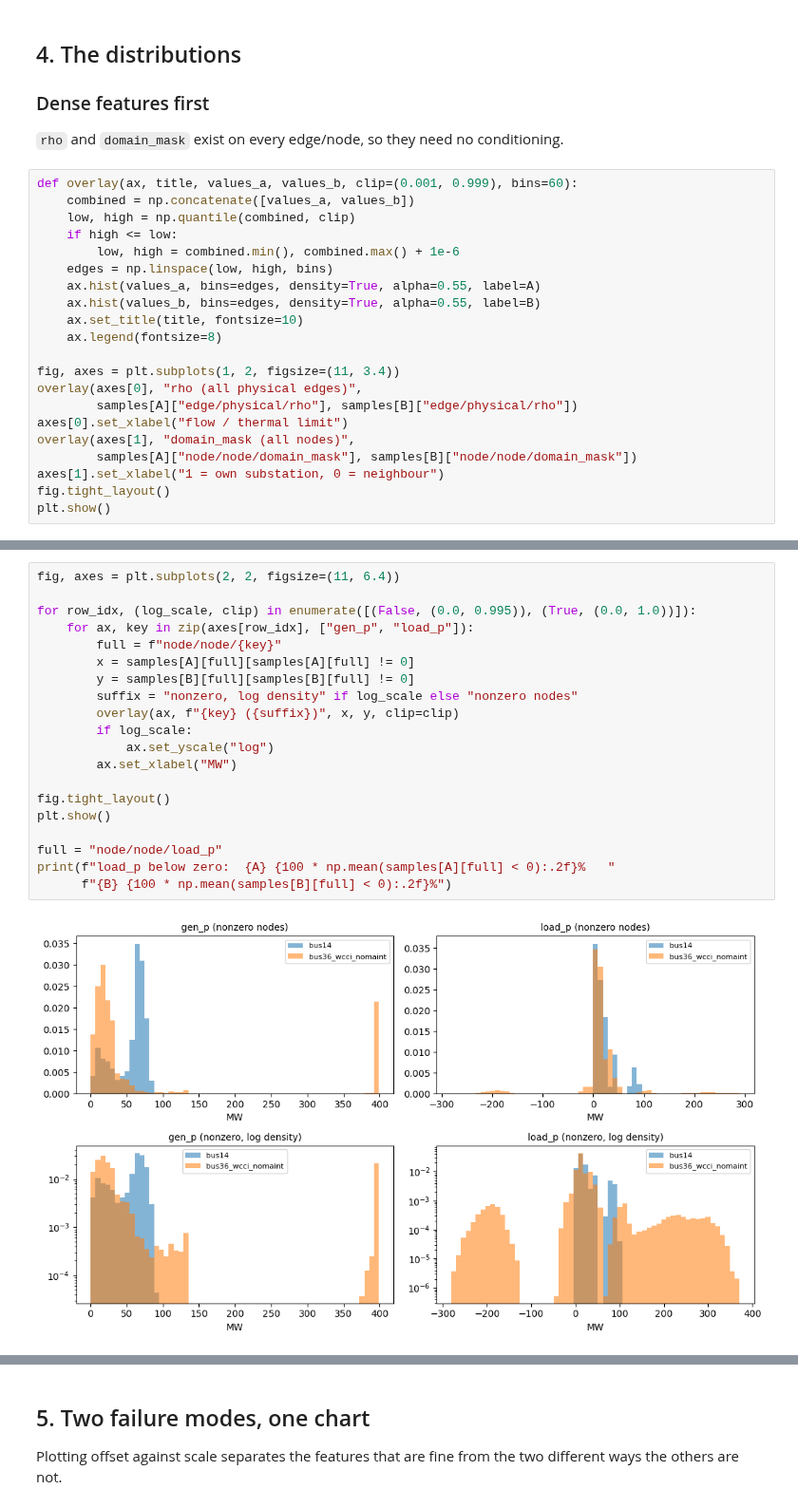
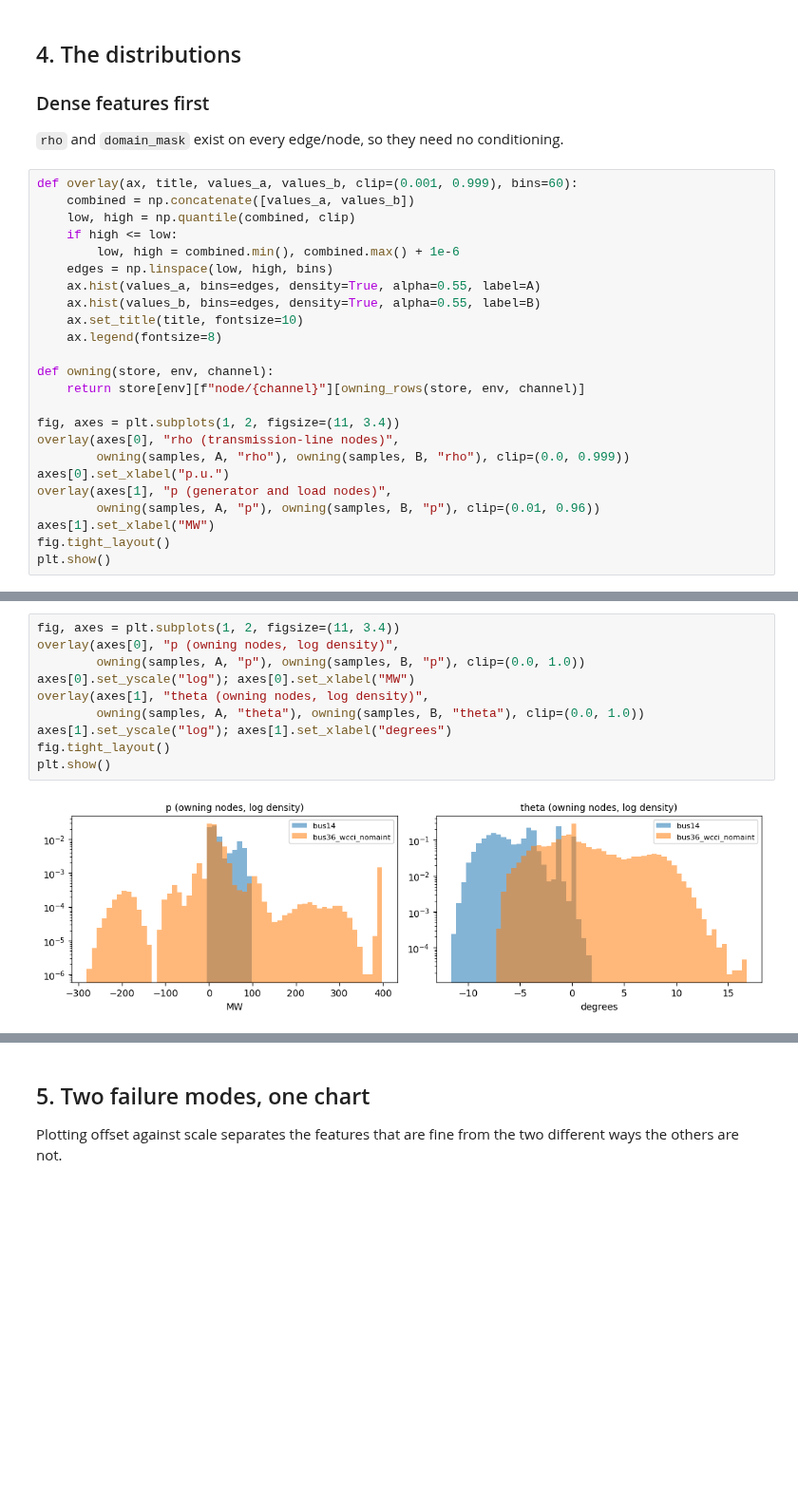
Before and after one commit to corentinplumet/RL_Marl2grid, a Jupyter notebook: Topology_Task/analysis/metrics/notebooks/graph_features/bus14_vs_wcci_feature_shift.ipynb, the cells around one changed output, grey strips where cells are left out. Shown at 95% size. Cells and saved outputs as stored; diff of their text form; blank space fills up the shorter version.

```diff
--- a/Topology_Task/analysis/metrics/notebooks/graph_features/bus14_vs_wcci_feature_shift.ipynb
+++ b/Topology_Task/analysis/metrics/notebooks/graph_features/bus14_vs_wcci_feature_shift.ipynb
@@ -289,13 +306,16 @@ def overlay(ax, title, values_a, values_b, clip=(0.001, 0.999), bins=60):
     ax.set_title(title, fontsize=10)
     ax.legend(fontsize=8)
 
+def owning(store, env, channel):
+    return store[env][f"node/{channel}"][owning_rows(store, env, channel)]
+
 fig, axes = plt.subplots(1, 2, figsize=(11, 3.4))
-overlay(axes[0], "rho (all physical edges)",
-        samples[A]["edge/physical/rho"], samples[B]["edge/physical/rho"])
-axes[0].set_xlabel("flow / thermal limit")
-overlay(axes[1], "domain_mask (all nodes)",
-        samples[A]["node/node/domain_mask"], samples[B]["node/node/domain_mask"])
-axes[1].set_xlabel("1 = own substation, 0 = neighbour")
+overlay(axes[0], "rho (transmission-line nodes)",
+        owning(samples, A, "rho"), owning(samples, B, "rho"), clip=(0.0, 0.999))
+axes[0].set_xlabel("p.u.")
+overlay(axes[1], "p (generator and load nodes)",
+        owning(samples, A, "p"), owning(samples, B, "p"), clip=(0.01, 0.96))
+axes[1].set_xlabel("MW")
 fig.tight_layout()
 plt.show()
 # %% [output]
@@ -314,22 +332,12 @@ it controls.
 # %%
-fig, axes = plt.subplots(2, 2, figsize=(11, 6.4))
-
-for row_idx, (log_scale, clip) in enumerate([(False, (0.0, 0.995)), (True, (0.0, 1.0))]):
-    for ax, key in zip(axes[row_idx], ["gen_p", "load_p"]):
-        full = f"node/node/{key}"
-        x = samples[A][full][samples[A][full] != 0]
-        y = samples[B][full][samples[B][full] != 0]
-        suffix = "nonzero, log density" if log_scale else "nonzero nodes"
-        overlay(ax, f"{key} ({suffix})", x, y, clip=clip)
-        if log_scale:
-            ax.set_yscale("log")
-        ax.set_xlabel("MW")
-
+fig, axes = plt.subplots(1, 2, figsize=(11, 3.4))
+overlay(axes[0], "p (owning nodes, log density)",
+        owning(samples, A, "p"), owning(samples, B, "p"), clip=(0.0, 1.0))
+axes[0].set_yscale("log"); axes[0].set_xlabel("MW")
+overlay(axes[1], "theta (owning nodes, log density)",
+        owning(samples, A, "theta"), owning(samples, B, "theta"), clip=(0.0, 1.0))
+axes[1].set_yscale("log"); axes[1].set_xlabel("degrees")
 fig.tight_layout()
 plt.show()
-
-full = "node/node/load_p"
-print(f"load_p below zero:  {A} {100 * np.mean(samples[A][full] < 0):.2f}%   "
-      f"{B} {100 * np.mean(samples[B][full] < 0):.2f}%")
 # %% [output]
-[figure, old version]
+[figure, new version]
```
Also changed, not shown: parts of 17 cells of this notebook, 8 other files.
